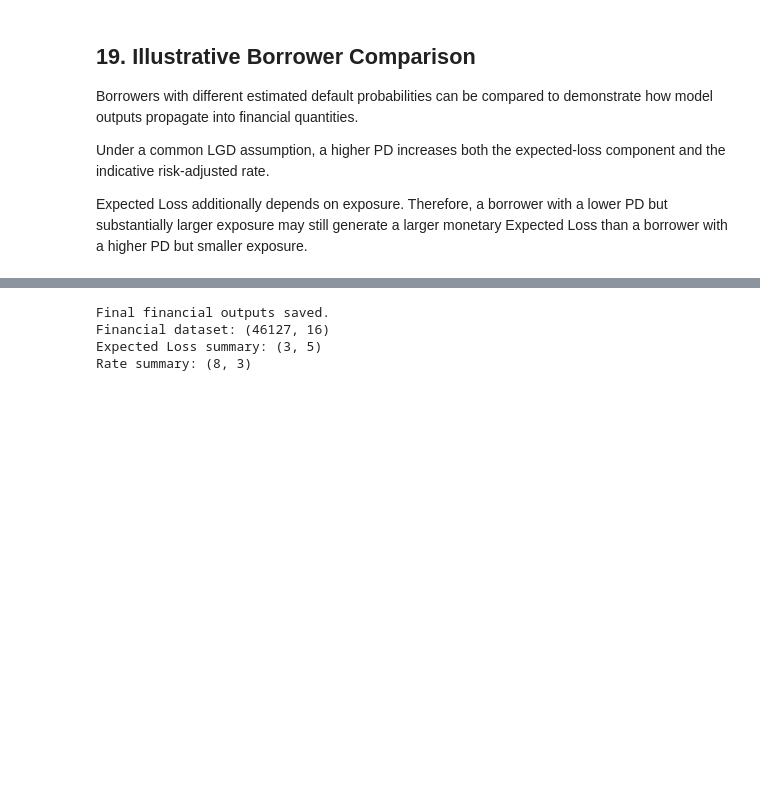
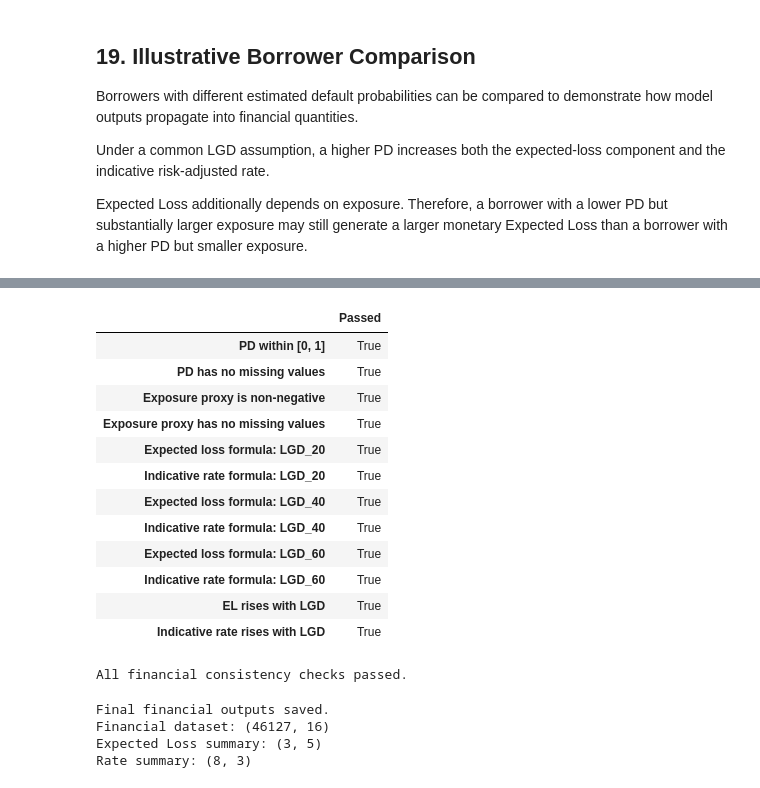
Before and after one commit to dimasputra7/capstone_project_1_fintech, a Jupyter notebook: notebooks/04_Financial_Analysis.ipynb, the cells around one changed output, grey strips where cells are left out. Saved outputs shown, nothing was run; the diff lists cells and outputs as text; code cells hidden in the pictures; blank space fills up the shorter version.

Commit message:
Add files via upload
Review preprocessing and financial analysis notebooks

```diff
--- a/notebooks/04_Financial_Analysis.ipynb
+++ b/notebooks/04_Financial_Analysis.ipynb
@@ -721,3 +710,54 @@ monetary Expected Loss than a borrower with a higher PD but smaller exposure.
+# %%
+# Independent arithmetic checks for the illustrative financial calculations.
+financial_checks = {
+    "PD within [0, 1]": financial_df["PD"].between(0, 1).all(),
+    "PD has no missing values": financial_df["PD"].notna().all(),
+    "Exposure proxy is non-negative": financial_df["EAD_proxy"].ge(0).all(),
+    "Exposure proxy has no missing values": financial_df["EAD_proxy"].notna().all(),
+}
+
+for scenario, lgd in lgd_scenarios.items():
+    financial_checks[f"Expected loss formula: {scenario}"] = np.allclose(
+        financial_df[f"EL_{scenario}"],
+        financial_df["PD"] * lgd * financial_df["EAD_proxy"],
+        equal_nan=False,
+    )
+    financial_checks[f"Indicative rate formula: {scenario}"] = np.allclose(
+        financial_df[f"Rate_{scenario}"],
+        fixed_rate + financial_df["PD"] * lgd,
+        equal_nan=False,
+    )
+
+financial_checks["EL rises with LGD"] = (
+    (financial_df["EL_LGD_20"] <= financial_df["EL_LGD_40"]).all()
+    and (financial_df["EL_LGD_40"] <= financial_df["EL_LGD_60"]).all()
+)
+financial_checks["Indicative rate rises with LGD"] = (
+    (financial_df["Rate_LGD_20"] <= financial_df["Rate_LGD_40"]).all()
+    and (financial_df["Rate_LGD_40"] <= financial_df["Rate_LGD_60"]).all()
+)
+
+financial_check_results = pd.DataFrame.from_dict(
+    financial_checks, orient="index", columns=["Passed"]
+)
+display(financial_check_results)
+assert all(financial_checks.values()), "Financial consistency checks failed."
+print("All financial consistency checks passed.")
+# %% [output]
+|  | Passed |
+| PD within [0, 1] | True |
+| PD has no missing values | True |
+| Exposure proxy is non-negative | True |
+| Exposure proxy has no missing values | True |
+| Expected loss formula: LGD_20 | True |
+| Indicative rate formula: LGD_20 | True |
+| Expected loss formula: LGD_40 | True |
+| Indicative rate formula: LGD_40 | True |
+| Expected loss formula: LGD_60 | True |
+| Indicative rate formula: LGD_60 | True |
+| EL rises with LGD | True |
+| Indicative rate rises with LGD | True |
+All financial consistency checks passed.
 # %%
 financial_df.to_csv(
     "../outputs/financial_analysis.csv",
```
Also changed, not shown: parts of 8 cells of this notebook, 1 other file.
